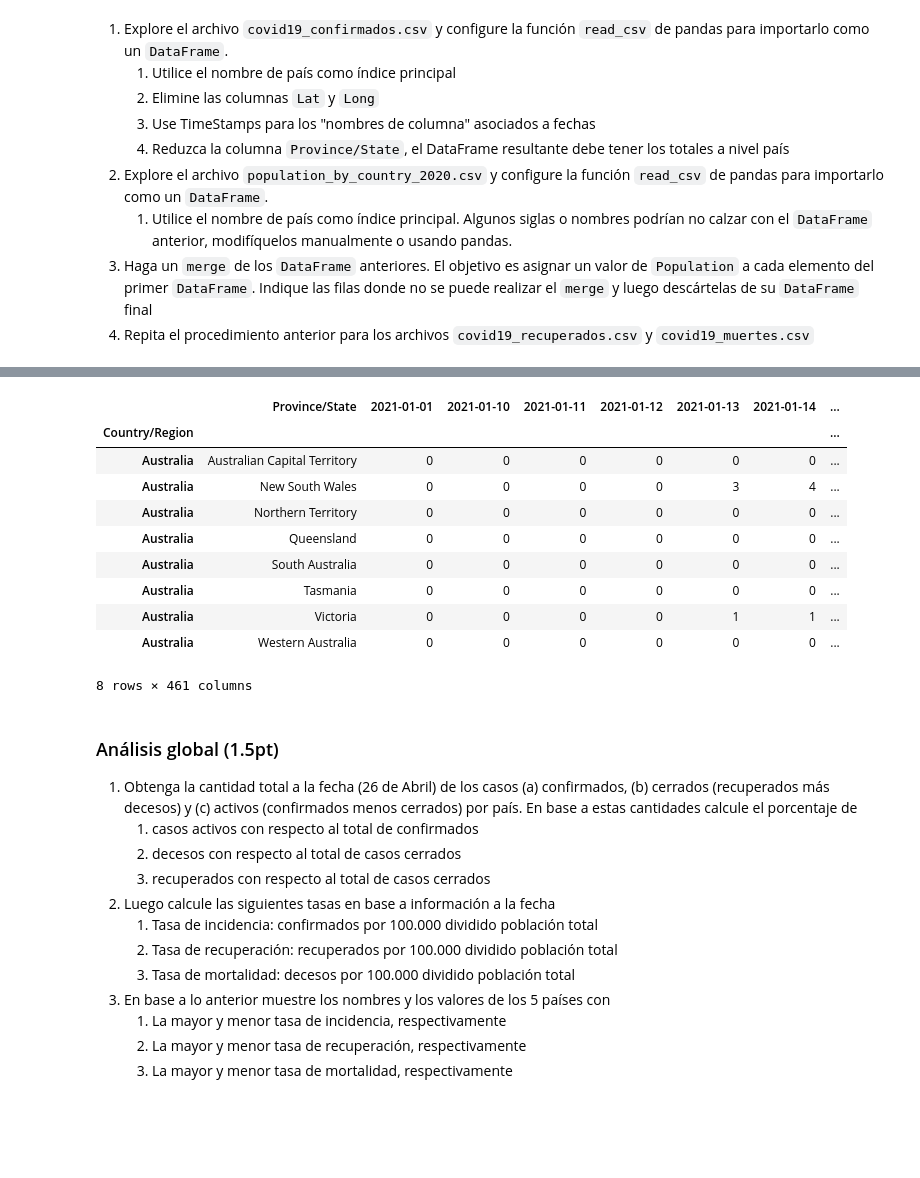
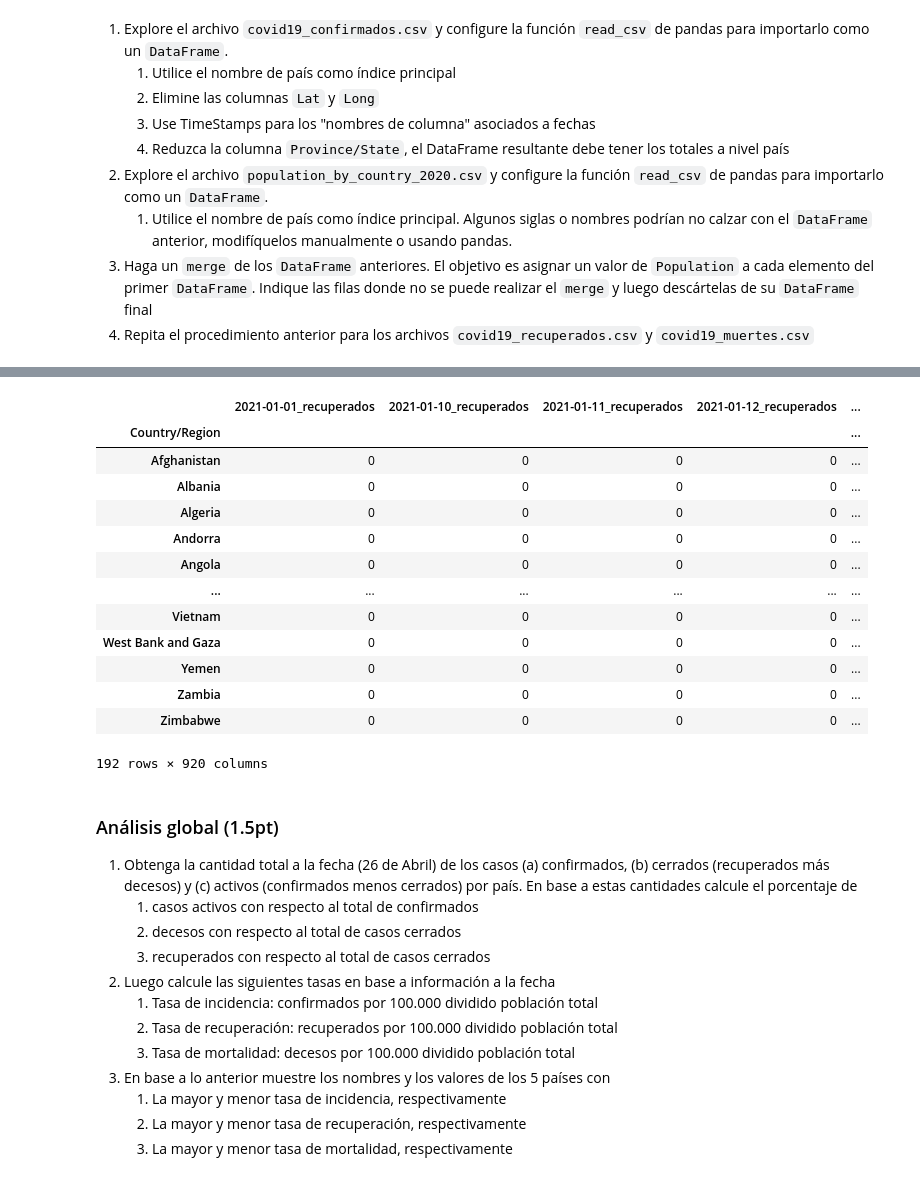
Before and after one commit to fehrmann11/Tarea-1-COVID-19, a Jupyter notebook: info147_tarea1.ipynb, the cells around one changed output, grey strips where cells are left out. Cells and saved outputs as stored; diff of their text form; code cells hidden in the pictures; blank space fills up the shorter version.

```diff
--- a/info147_tarea1.ipynb
+++ b/info147_tarea1.ipynb
@@ -47,5 +130,5 @@ En esta tarea se pide que procese, visualice, analice y discuta en base a estos
 # %%
-df = pd.read_csv('covid19_confirmados.csv', index_col='Country/Region', parse_dates=True)
-df.drop(['Lat', 'Long'], axis=1, inplace=True)
-dateColumns = df.columns.difference(['Province/State'])
-df.columns = pd.to_datetime(df.columns.difference(['Province/State'])).strftime('%Y-%m-%d').insert(0, 'Province/State')
+df_recuperados = pd.read_csv('covid19_recuperados.csv', index_col = 'Country/Region')
+df_recuperados.drop(['Lat', 'Long'], axis=1, inplace=True)
+df_recuperados.columns = pd.to_datetime(df_recuperados.columns.difference(['Province/State'])).strftime('%Y-%m-%d').insert(0, 'Province/State')
+df_recuperados = df_recuperados.groupby('Country/Region').sum()
@@ -71,17 +135,27 @@ display(df)
-# %%
-df[df['Province/State'].notnull()].loc[['Australia']]
-# %% [output]
-|  | Province/State | 2021-01-01 | 2021-01-10 | 2021-01-11 | 2021-01-12 | 2021-01-13 | 2021-01-14 | ... |
-| Country/Region |  |  |  |  |  |  |  | ... |
-| Australia | Australian Capital Territory | 0 | 0 | 0 | 0 | 0 | 0 | ... |
-| Australia | New South Wales | 0 | 0 | 0 | 0 | 3 | 4 | ... |
-| Australia | Northern Territory | 0 | 0 | 0 | 0 | 0 | 0 | ... |
-| Australia | Queensland | 0 | 0 | 0 | 0 | 0 | 0 | ... |
-| Australia | South Australia | 0 | 0 | 0 | 0 | 0 | 0 | ... |
-| Australia | Tasmania | 0 | 0 | 0 | 0 | 0 | 0 | ... |
-| Australia | Victoria | 0 | 0 | 0 | 0 | 1 | 1 | ... |
-| Australia | Western Australia | 0 | 0 | 0 | 0 | 0 | 0 | ... |
-8 rows × 461 columns
+# %%
+df_muertes = pd.read_csv('covid19_decesos.csv', index_col = 'Country/Region')
+df_muertes.drop(['Lat', 'Long'], axis=1, inplace=True)
+df_muertes.columns = pd.to_datetime(df_muertes.columns.difference(['Province/State'])).strftime('%Y-%m-%d').insert(0, 'Province/State')
+df_muertes = df_muertes.groupby('Country/Region').sum()
+
+
+df_muertes_merge = pd.merge(df_recuperados,df_muertes, on='Country/Region',how='left', suffixes=('_recuperados','_muertes'))
+df_muertes_merge
+# %% [output]
+|  | 2021-01-01_recuperados | 2021-01-10_recuperados | 2021-01-11_recuperados | 2021-01-12_recuperados | ... |
+| Country/Region |  |  |  |  | ... |
+| Afghanistan | 0 | 0 | 0 | 0 | ... |
+| Albania | 0 | 0 | 0 | 0 | ... |
+| Algeria | 0 | 0 | 0 | 0 | ... |
+| Andorra | 0 | 0 | 0 | 0 | ... |
+| Angola | 0 | 0 | 0 | 0 | ... |
+| ... | ... | ... | ... | ... | ... |
+| Vietnam | 0 | 0 | 0 | 0 | ... |
+| West Bank and Gaza | 0 | 0 | 0 | 0 | ... |
+| Yemen | 0 | 0 | 0 | 0 | ... |
+| Zambia | 0 | 0 | 0 | 0 | ... |
+| Zimbabwe | 0 | 0 | 0 | 0 | ... |
+192 rows × 920 columns
 # %% [markdown]
 ### Análisis global (1.5pt)
 
```
Also changed, not shown: parts of 18 cells of this notebook.
